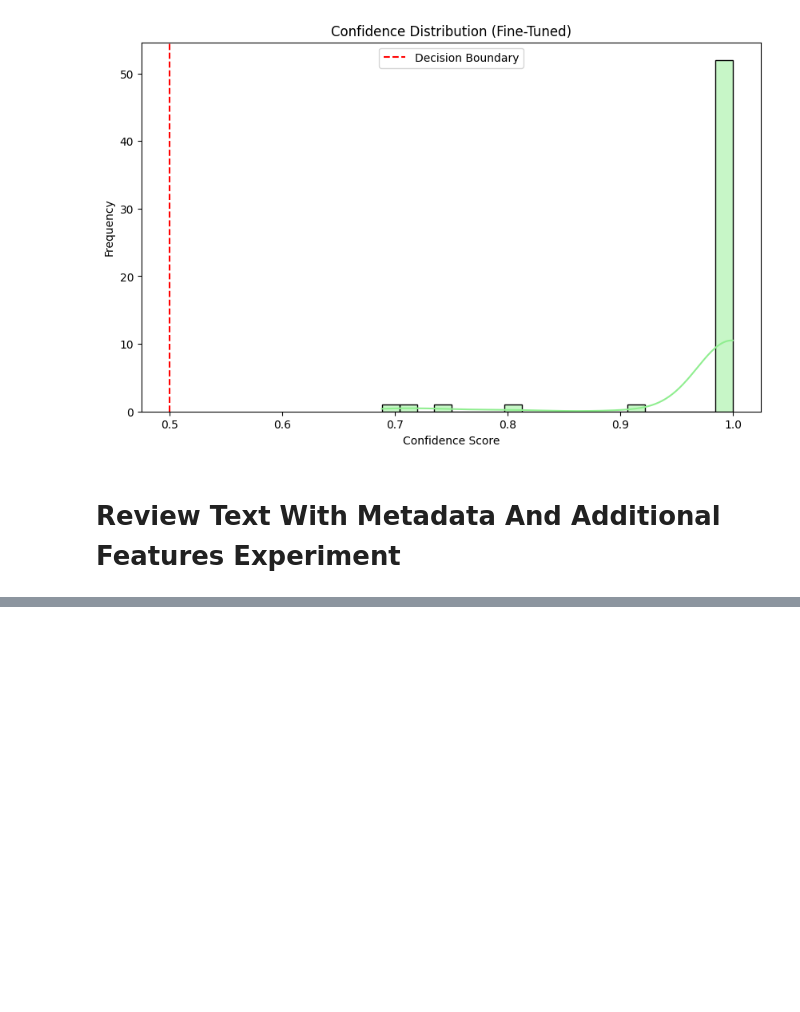
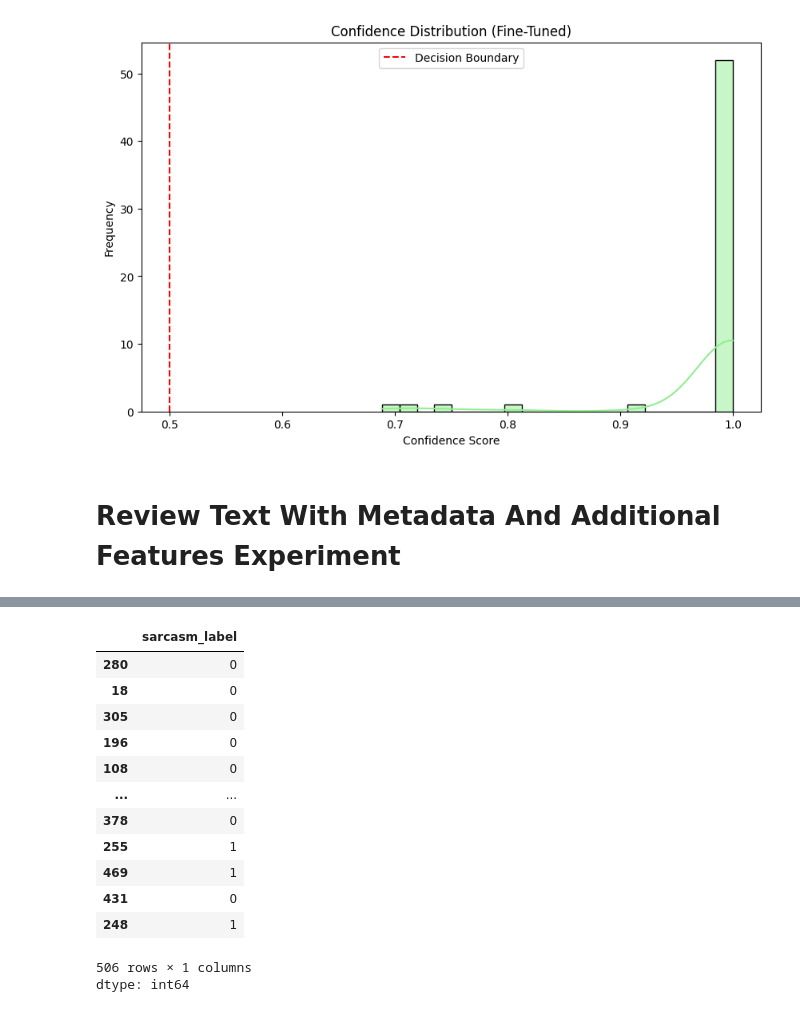
Before and after one commit to kozoB/steam-sarcasm-detection, a Jupyter notebook: Steam_Reviews_Sarcasm_Detection_Project.ipynb, the cells around one changed output, grey strips where cells are left out. Drawn from its saved outputs; the diff is of its cells as text; code cells hidden in the pictures; blank space fills up the shorter version.

```diff
--- a/Steam_Reviews_Sarcasm_Detection_Project.ipynb
+++ b/Steam_Reviews_Sarcasm_Detection_Project.ipynb
@@ -1213,0 +1242,17 @@ plt.show()
+# %%
+y_train
+# %% [output]
+|  | sarcasm_label |
+| 280 | 0 |
+| 18 | 0 |
+| 305 | 0 |
+| 196 | 0 |
+| 108 | 0 |
+| ... | ... |
+| 378 | 0 |
+| 255 | 1 |
+| 469 | 1 |
+| 431 | 0 |
+| 248 | 1 |
+506 rows × 1 columns
+dtype: int64
```
Also changed, not shown: parts of 8 cells of this notebook.
